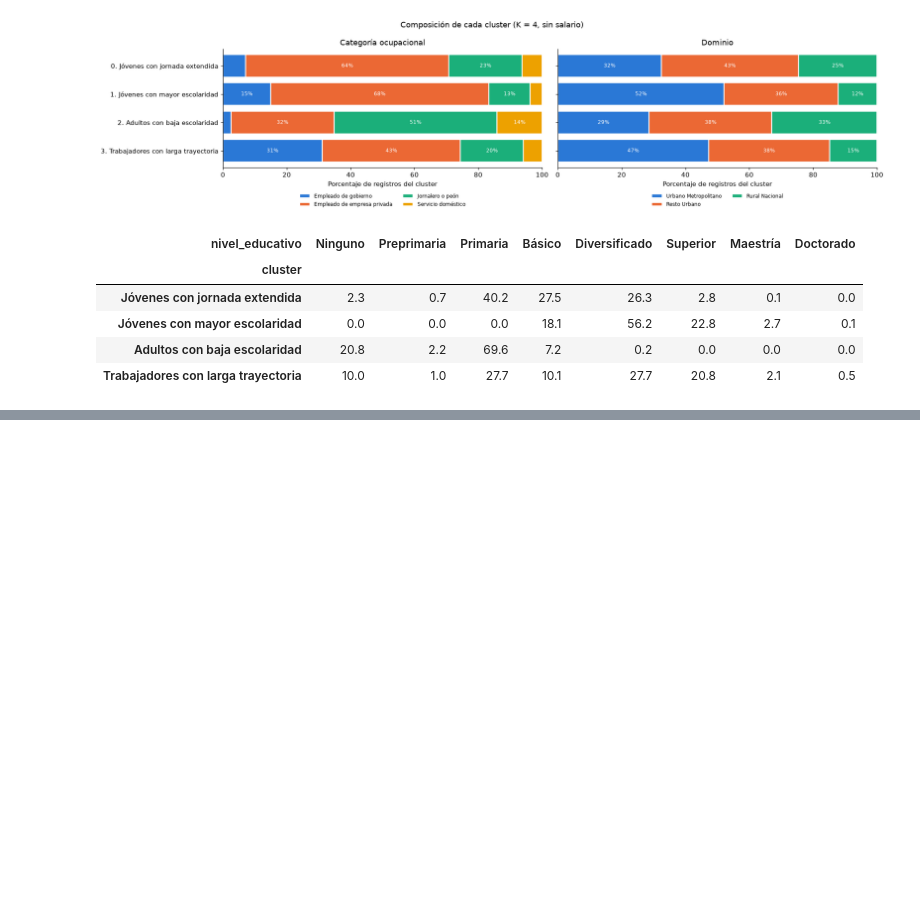
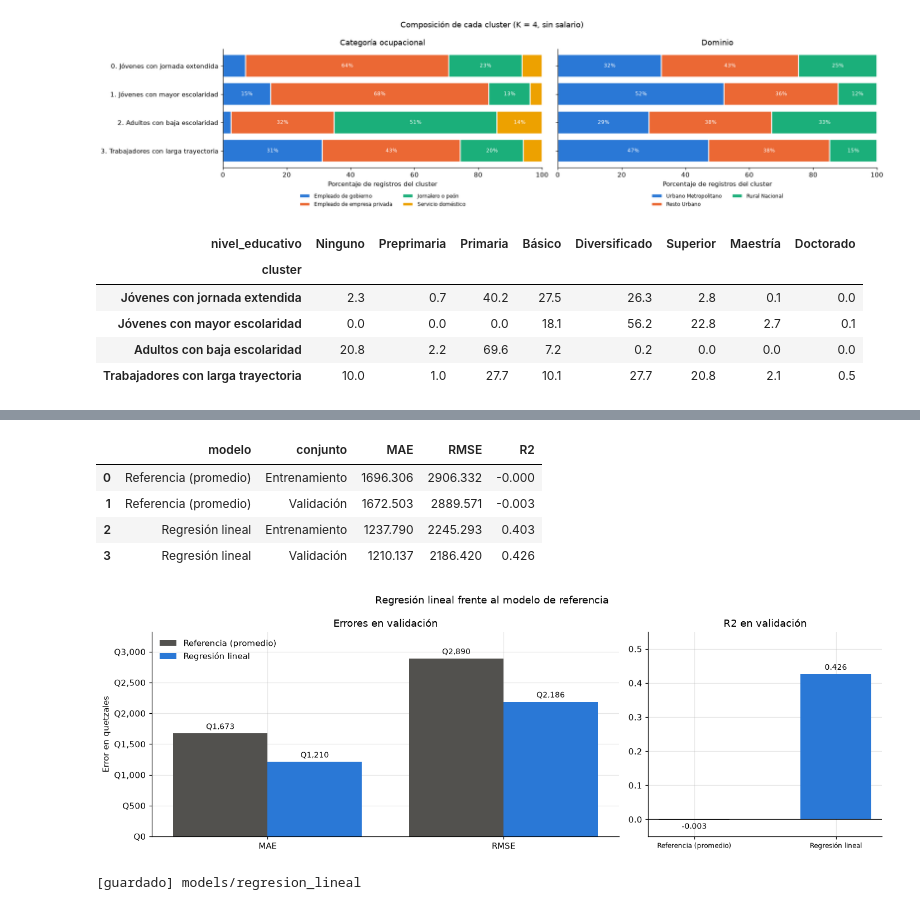
Before and after one commit to Bamo0507/Laboratorio_7_Intro_Spark, a Jupyter notebook: notebooks/lab7_spark_mllib.ipynb, the cells around one changed output, grey strips where cells are left out. Drawn from its saved outputs; the diff is of its cells as text; code cells hidden in the pictures; blank space fills up the shorter version.

```diff
--- a/notebooks/lab7_spark_mllib.ipynb
+++ b/notebooks/lab7_spark_mllib.ipynb
@@ -946,0 +949,18 @@ educacion_cluster.rename(index=NOMBRES_CLUSTER).round(1)
+# %%
+# Partición temporal definida por el enunciado: T1 a T3 de 2025 para entrenar, T4 de 2025 para validar
+# El primer trimestre de 2026 queda reservado para la evaluación final (sección 7)
+entrenamiento = analitica_2025.filter(F.col("uso") == "entrenamiento").cache()
+validacion = analitica_2025.filter(F.col("uso") == "validación").cache()
+
+particion = pd.DataFrame([
+    {
+        "conjunto": nombre,
+        "periodos": ", ".join(sorted(r["periodo_archivo"] for r in df.select("periodo_archivo").distinct().collect())),
+        "registros": df.count(),
+        "salario_mediano": df.agg(F.percentile("salario_mensual", 0.5)).first()[0],
+        "salario_promedio": round(df.agg(F.mean("salario_mensual")).first()[0], 2),
+    }
+    for nombre, df in [("Entrenamiento", entrenamiento), ("Validación", validacion)]
+])
+particion["porcentaje"] = (100 * particion["registros"] / particion["registros"].sum()).round(1)
+particion
@@ -946,0 +1105,43 @@ educacion_cluster.rename(index=NOMBRES_CLUSTER).round(1)
+# %%
+comparacion = pd.DataFrame(
+    metricas + [evaluar(mejor_lineal.transform(df), "Regresión lineal", conjunto) for conjunto, df in [("Entrenamiento", entrenamiento), ("Validación", validacion)]]
+).round(3)
+display(comparacion)
+
+val = comparacion[comparacion["conjunto"] == "Validación"].set_index("modelo")
+fig, (a1, a2) = plt.subplots(1, 2, figsize=(13, 4.4), gridspec_kw={"width_ratios": [2, 1]})
+posiciones = range(2)
+for desplazamiento, (modelo, color) in zip([-0.2, 0.2], [("Referencia (promedio)", GRIS), ("Regresión lineal", AZUL)]):
+    barras = a1.bar([x + desplazamiento for x in posiciones], val.loc[modelo, ["MAE", "RMSE"]], width=0.4, color=color, label=modelo)
+    a1.bar_label(barras, labels=[f"Q{v:,.0f}" for v in val.loc[modelo, ["MAE", "RMSE"]]], padding=3, fontsize=9)
+a1.set_xticks(list(posiciones), ["MAE", "RMSE"])
+a1.set_ylabel("Error en quetzales")
+a1.yaxis.set_major_formatter(quetzales)
+a1.set_title("Errores en validación")
+a1.legend(frameon=False)
+a1.margins(y=0.15)
+
+barras = a2.bar(val.index, val["R2"], color=[GRIS, AZUL], width=0.5)
+a2.bar_label(barras, labels=[f"{v:.3f}" for v in val["R2"]], padding=3, fontsize=9)
+a2.axhline(0, color="#0b0b0b", lw=0.8)
+a2.set_ylim(-0.05, 0.55)
+a2.set_title("R2 en validación")
+a2.tick_params(axis="x", labelsize=8)
+
+fig.suptitle("Regresión lineal frente al modelo de referencia")
+plt.tight_layout()
+plt.show()
+# %% [output]
+|  | modelo | conjunto | MAE | RMSE | R2 |
+| 0 | Referencia (promedio) | Entrenamiento | 1696.306 | 2906.332 | -0.000 |
+| 1 | Referencia (promedio) | Validación | 1672.503 | 2889.571 | -0.003 |
+| 2 | Regresión lineal | Entrenamiento | 1237.790 | 2245.293 | 0.403 |
+| 3 | Regresión lineal | Validación | 1210.137 | 2186.420 | 0.426 |
+[figure, added]
+# %%
+DIR_MODELOS = RAIZ / "models"
+RUTA_MODELO_LINEAL = DIR_MODELOS / "regresion_lineal"
+mejor_lineal.write().overwrite().save(str(RUTA_MODELO_LINEAL))
+print(f"[guardado] {RUTA_MODELO_LINEAL.relative_to(RAIZ)}")
+# %% [output]
+[guardado] models/regresion_lineal
```
Also changed, not shown: parts of 9 cells of this notebook.
